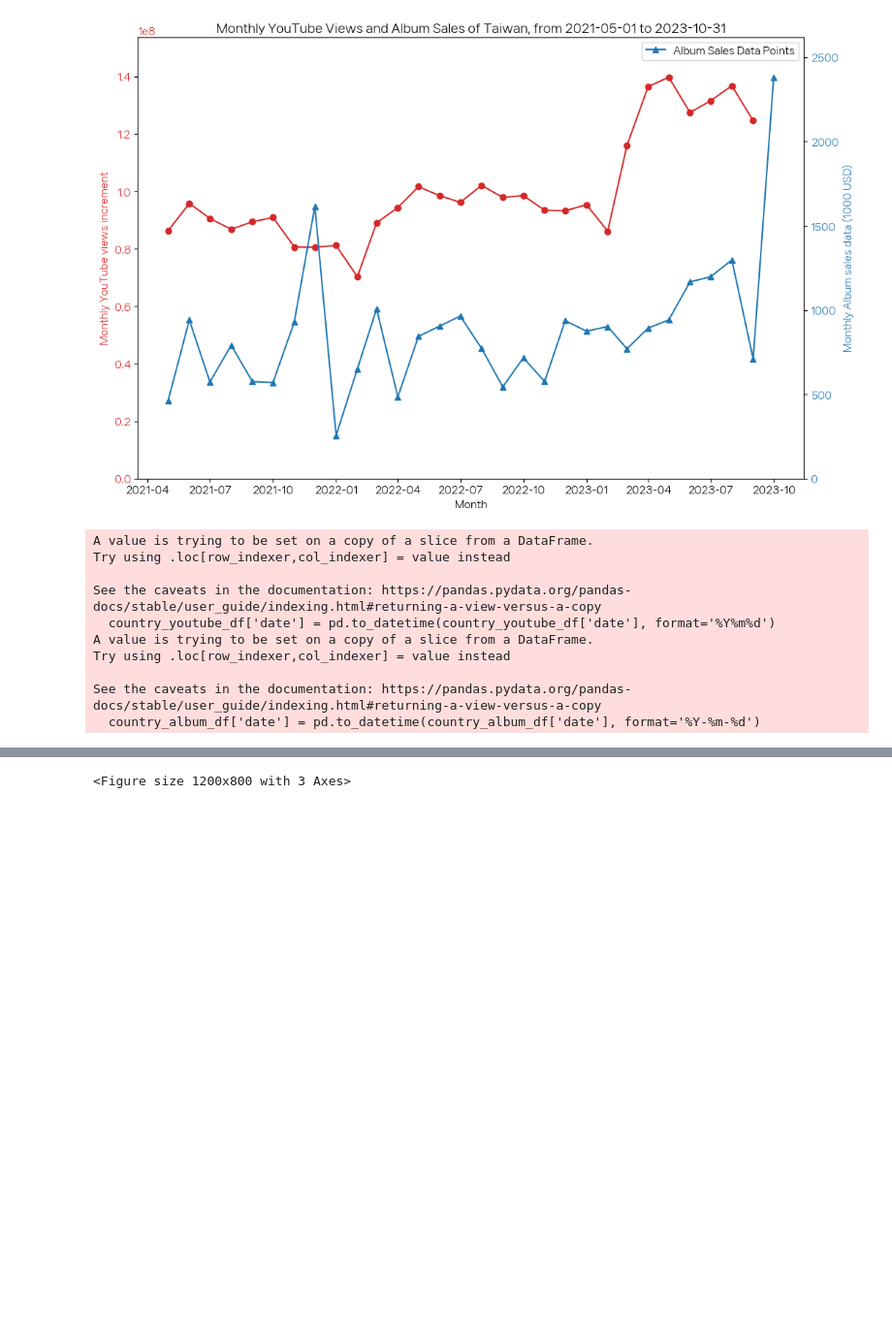
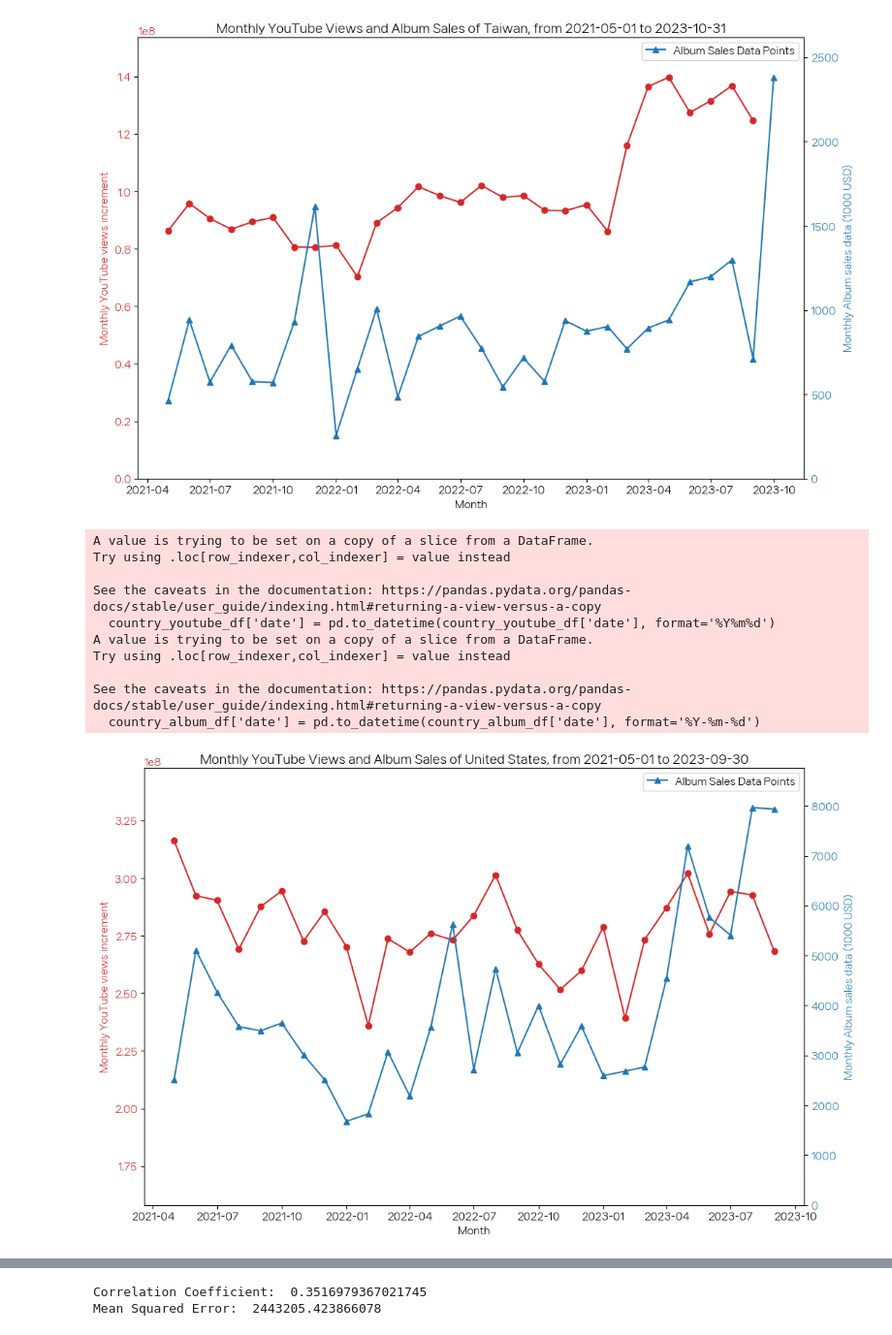
Before and after one commit to sciberbee/kpopradar_dlab_2024S, a Jupyter notebook: 국가별_월별조회수증감_및_앨범판매량_인과분석.ipynb, the cells around one changed output, grey strips where cells are left out. Shown at 97% size. Saved outputs shown, nothing was run; the diff lists cells and outputs as text; code cells hidden in the pictures; blank space fills up the shorter version.

```diff
--- a/국가별_월별조회수증감_및_앨범판매량_인과분석.ipynb
+++ b/국가별_월별조회수증감_및_앨범판매량_인과분석.ipynb
@@ -395,39 +395,44 @@ def show_two_graph_and_regression(country, start, end):
     ax2.set_ylim(0, country_album_df['export'].max() * 1.1)  # Set the limits for the y-axis
     ax2.tick_params(axis='y', labelcolor='tab:blue')  # Set the tick parameters for the y-axis
 
-    # Linearly fit the two data points and plot the regression line
-    # Get the x and y values for the regression line
-    x = country_youtube_monthly_sum.values
-    y = country_album_df['export']
-    #
-
-    # Get the coefficients of the regression line
-    m, b = np.polyfit(x, y, 1)
-    # Plot the regression line
-
-    ax3 = ax2.twinx()
-    ax3.plot(x, m*x + b, color = 'green', linestyle = '--', label = 'Regression Line')
-    ax3.set_ylabel('Regression Line', color='green')
-    ax3.tick_params(axis='y', labelcolor='green')
-    # put the value of proximity of the regression line to the data points in the plot
-    plt.text(x[-1], m*x[-1] + b, 'R^2 = ' + str(np.corrcoef(x, y)[0, 1]**2))
-
     # Show the plot
     plt.title('Monthly YouTube Views and Album Sales of ' + country + ", from " + start + " to " + end)
     plt.legend()
     plt.show()
-    # return the correlation coefficient
-    print(np.corrcoef(x, y)[0, 1]**2)
+
+    # I. Linearly fit the two data points and plot the regression line in second plot
+    # Get the x and y values for the regression line
+    x = country_youtube_monthly_sum.values
+    y = country_album_df['export'].values
+    print("x.shape, y.shape: ", x.shape, y.shape)
+    # Calculate the correlation coefficient
+    correlation = np.corrcoef(x, y)[0, 1]
+    # Calculate the linear regression
+    m, b = np.polyfit(x, y, 1)
+    # Plot the regression line
+    plt.figure(figsize=(8, 6))
+    plt.plot(x, y, 'o', label='Original data', color = 'tab:blue')
+    plt.plot(x, m*x + b, label='Fitted line', color = 'tab:red')
+    plt.xlabel('Monthly YouTube views increment')
+    plt.ylabel('Monthly Album sales data (1000 USD)')
+    plt.title('Linear Regression, ' + country + ", from " + start + " to " + end)
+    plt.legend()
+    plt.show()
+    # print the correlation coefficient
+    print("Correlation Coefficient: ", correlation)
+    # print the mean squared error
+    print("Mean Squared Error: ", np.mean((m*x + b - y) ** 2))
 # %%
-show_two_graph_and_regression('United States', '2021-05-01', '2023-10-31')
+show_two_graph_and_regression('United States', '2021-05-01', '2023-09-30')
 # %% [output]
 A value is trying to be set on a copy of a slice from a DataFrame.
 Try using .loc[row_indexer,col_indexer] = value instead
 
 See the caveats in the documentation: https://pandas.pydata.org/pandas-docs/stable/user_guide/indexing.html#returning-a-view-versus-a-copy
   country_youtube_df['date'] = pd.to_datetime(country_youtube_df['date'], format='%Y%m%d')
 A value is trying to be set on a copy of a slice from a DataFrame.
 Try using .loc[row_indexer,col_indexer] = value instead
 
 See the caveats in the documentation: https://pandas.pydata.org/pandas-docs/stable/user_guide/indexing.html#returning-a-view-versus-a-copy
   country_album_df['date'] = pd.to_datetime(country_album_df['date'], format='%Y-%m-%d')
+[figure, added]
@@ -435 +441,2 @@ ValueError: Date ordinal -15788754.100000001 converts to -41259-11-10T21:35:59.9
-<Figure size 1200x800 with 3 Axes>
+Correlation Coefficient:  0.3516979367021745
+Mean Squared Error:  2443205.423866078
```
Also changed, not shown: parts of 5 cells of this notebook, 2 other files.
